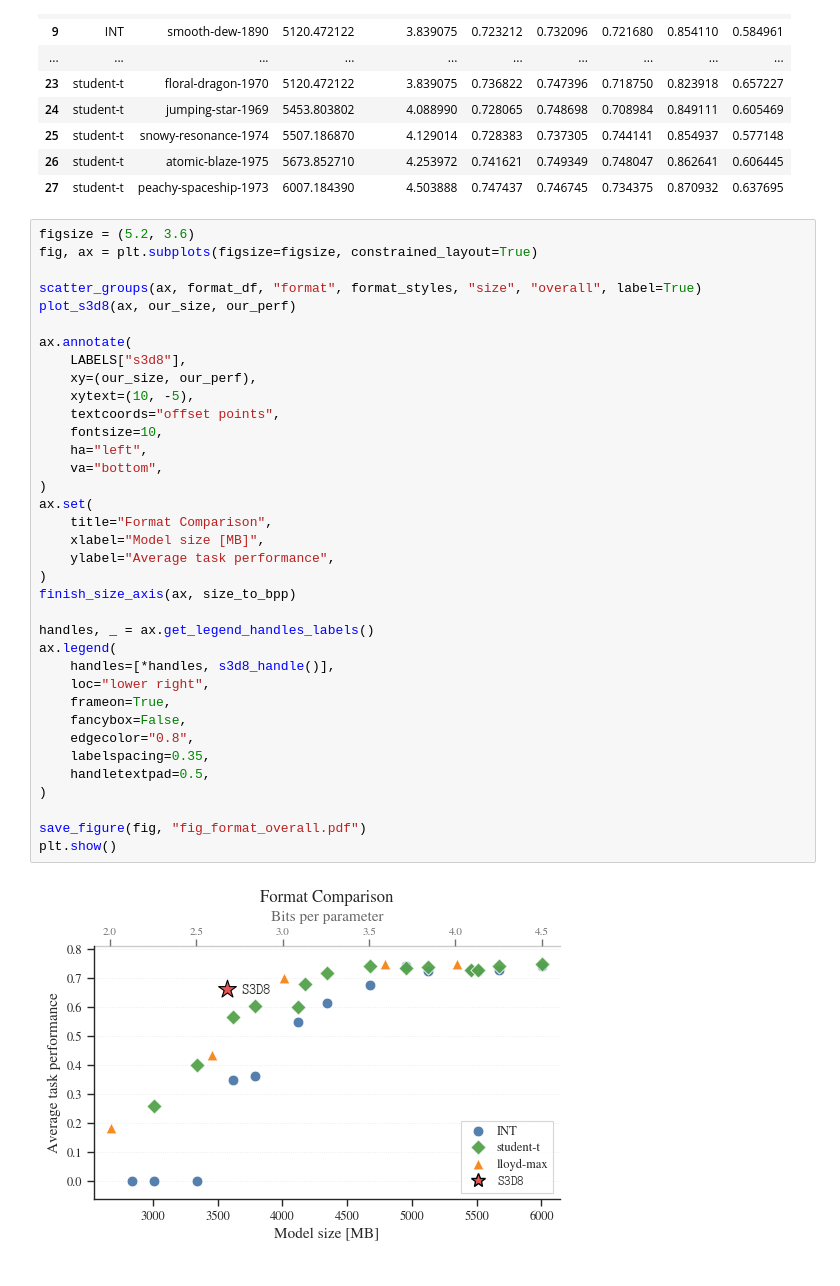
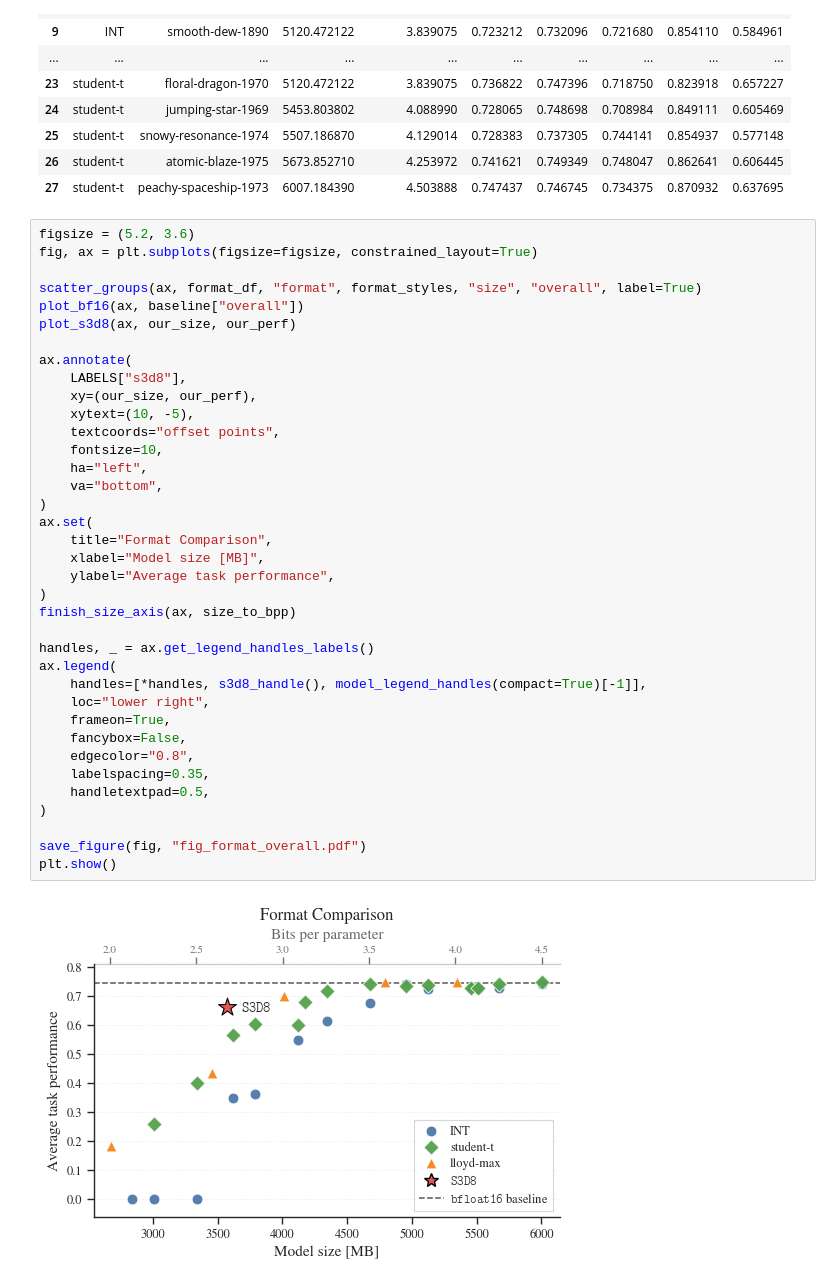
Before and after one commit to graphcore-research/llama-mobile-vlm, a Jupyter notebook: 20260415-PaperFigures.ipynb, the cells around one changed output. Cells and saved outputs as stored; diff of their text form.

```diff
--- a/20260415-PaperFigures.ipynb
+++ b/20260415-PaperFigures.ipynb
@@ -841,39 +841,40 @@ figsize = (5.2, 3.6)
 fig, ax = plt.subplots(figsize=figsize, constrained_layout=True)
 
 scatter_groups(ax, format_df, "format", format_styles, "size", "overall", label=True)
+plot_bf16(ax, baseline["overall"])
 plot_s3d8(ax, our_size, our_perf)
 
 ax.annotate(
     LABELS["s3d8"],
     xy=(our_size, our_perf),
     xytext=(10, -5),
     textcoords="offset points",
     fontsize=10,
     ha="left",
     va="bottom",
 )
 ax.set(
     title="Format Comparison",
     xlabel="Model size [MB]",
     ylabel="Average task performance",
 )
 finish_size_axis(ax, size_to_bpp)
 
 handles, _ = ax.get_legend_handles_labels()
 ax.legend(
-    handles=[*handles, s3d8_handle()],
+    handles=[*handles, s3d8_handle(), model_legend_handles(compact=True)[-1]],
     loc="lower right",
     frameon=True,
     fancybox=False,
     edgecolor="0.8",
     labelspacing=0.35,
     handletextpad=0.5,
 )
 
 save_figure(fig, "fig_format_overall.pdf")
 plt.show()
 # %% [output]
-[figure, old version]
+[figure, new version]
 # %%
 figsize = (6.8, 5.6)
 fig, axes = plt.subplots(2, 2, figsize=figsize, sharex=True, constrained_layout=True)
```
Also changed, not shown: parts of 1 cell of this notebook.
